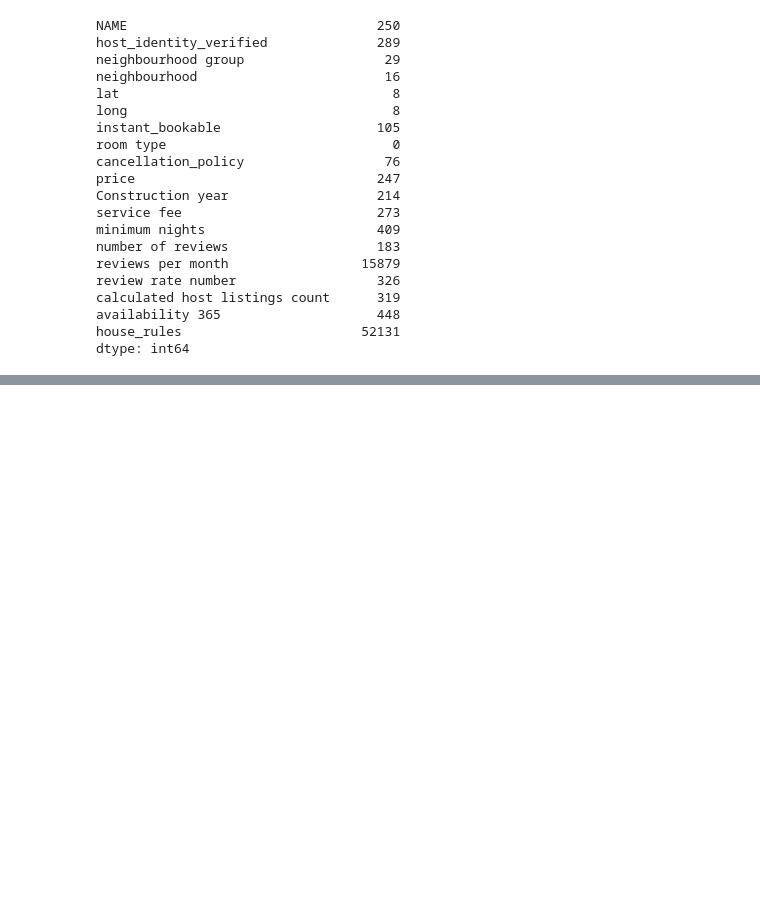
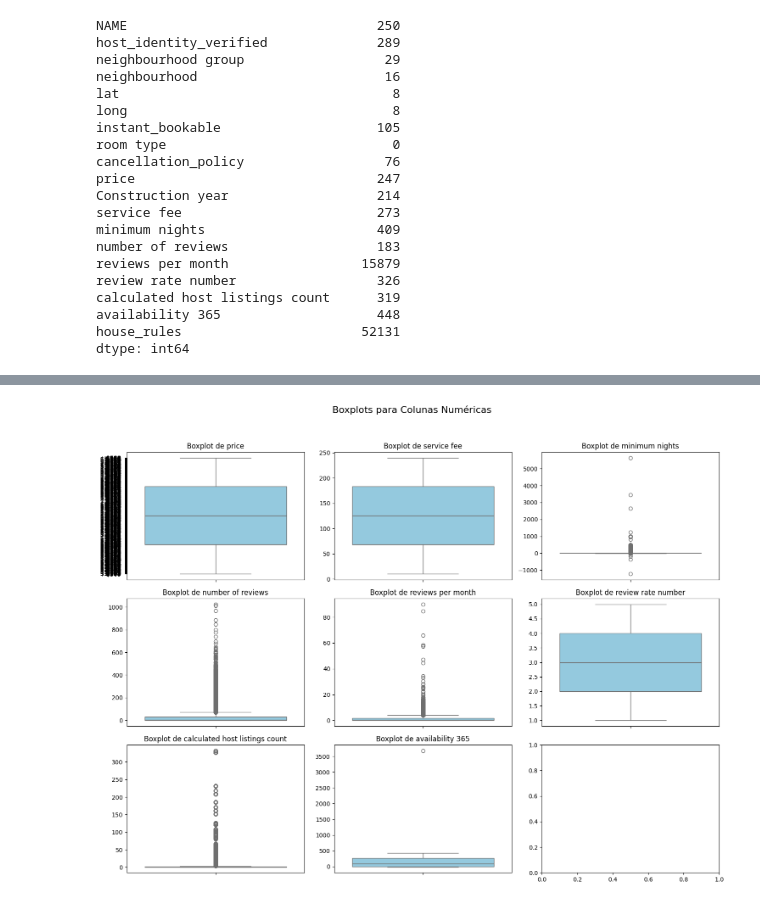
Before and after one commit to higorcamelo/analise-imoveis-airbnb-ny, a Jupyter notebook: tratamento.ipynb, the cells around one changed output, grey strips where cells are left out. Saved outputs shown, nothing was run; the diff lists cells and outputs as text; code cells hidden in the pictures; blank space fills up the shorter version.

```diff
--- a/tratamento.ipynb
+++ b/tratamento.ipynb
@@ -92,0 +115,50 @@ dtype: int64
+# %%
+# Substituir regras em branco por "No specific rules"
+df['house_rules'] = df['house_rules'].fillna('No specific rules')
+
+# Substituir reviews per month NaN por 0
+df['reviews per month'] = df['reviews per month'].fillna(0)
+
+# Remover $ e , de service fee e price
+df['service fee'] = df['service fee'].str.replace('$', '').str.replace(',', '').astype(float)
+# %%
+# Fazer boxplot em subplots nas colunas numéricas para verificar outliers
+col_boxplot = [
+    'price',
+    'service fee',
+    'minimum nights',
+    'number of reviews',
+    'reviews per month',
+    'review rate number',
+    'calculated host listings count',
+    'availability 365'
+]
+
+# Filtrando as colunas presentes no DataFrame
+colunas_presentes = [coluna for coluna in col_boxplot if coluna in df.columns]
+
+# Definindo o número de subplots com base nas colunas presentes
+num_subplots = len(colunas_presentes)
+
+# Ajustando o número de linhas e colunas para evitar espremimento
+num_linhas = (num_subplots - 1) // 3 + 1
+num_colunas = min(num_subplots, 3)
+
+# Criando subplots em uma grade
+fig, axes = plt.subplots(num_linhas, num_colunas, figsize=(15, 4 * num_linhas))
+fig.suptitle('Boxplots para Colunas Numéricas', fontsize=16)
+
+# Iterando sobre colunas presentes e subplots
+for i, coluna in enumerate(colunas_presentes):
+    row, col = divmod(i, num_colunas)
+    sns.boxplot(y=df[coluna], ax=axes[row, col], color='skyblue')
+    axes[row, col].set_title(f'Boxplot de {coluna}')
+    axes[row, col].set_ylabel(None)  # Remover rótulo do eixo y para economizar espaço
+
+# Ajustando layout
+plt.tight_layout(rect=[0, 0.03, 1, 0.95])
+
+# Exibindo o gráfico
+plt.show()
+# %% [output]
+[figure, added]
```
Also changed, not shown: parts of 12 cells of this notebook, 1 other file.
